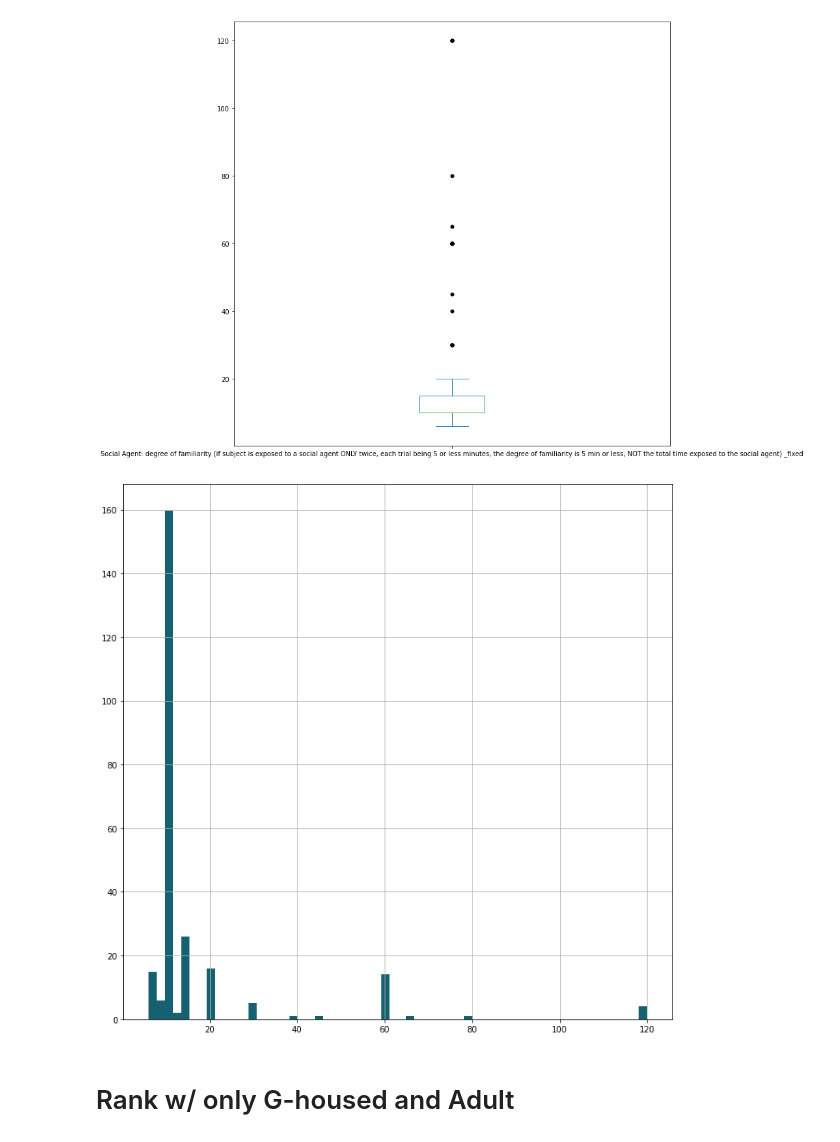
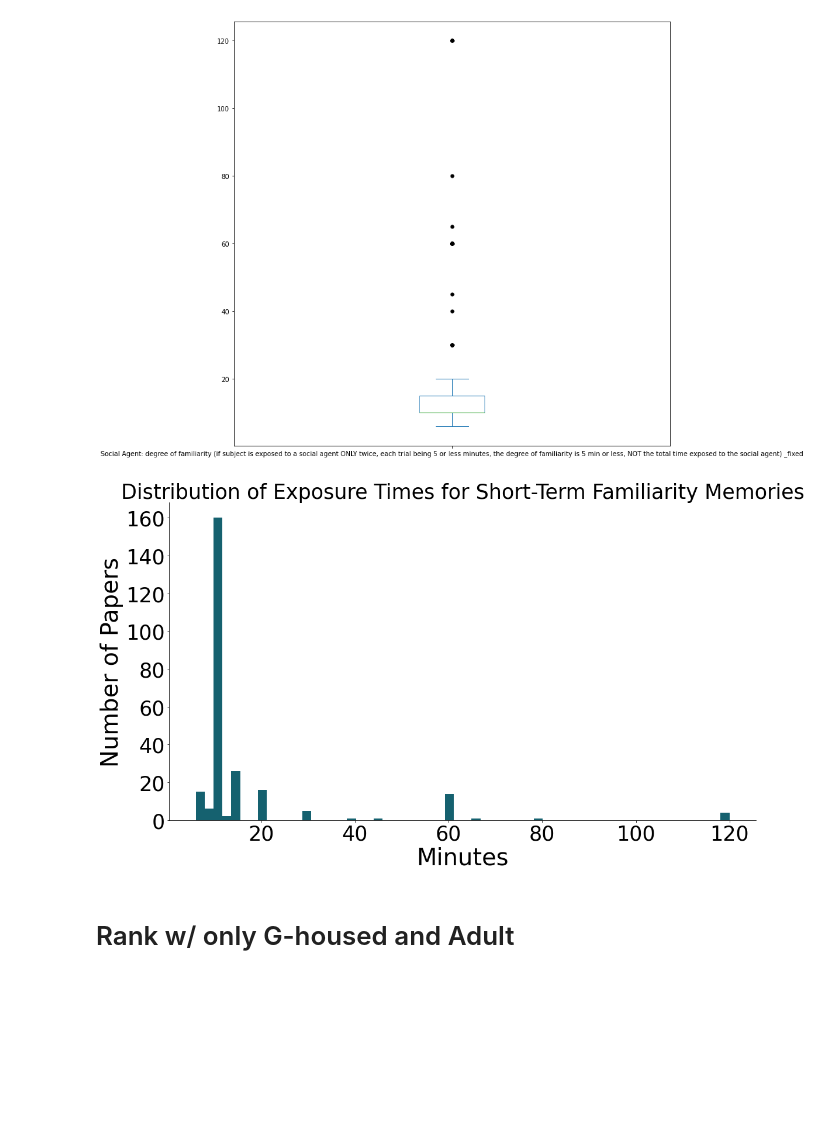
Before and after one commit to padillacoreanolab/literature_review_processing, a Jupyter notebook: results/2022_09_09_literature_review_processing/Graphs for Literature Review.ipynb, the cells around one changed output. Saved outputs shown, nothing was run; the diff lists cells and outputs as text; code cells hidden in the pictures; blank space fills up the shorter version.

```diff
--- a/results/2022_09_09_literature_review_processing/Graphs for Literature Review.ipynb
+++ b/results/2022_09_09_literature_review_processing/Graphs for Literature Review.ipynb
@@ -266,9 +266,21 @@ ax = exploded_dfam_s.plot.box(flierprops={'marker': 'o', 'markersize': 5, 'marke
 # %% [output]
 [figure]
 # %%
+plt.rcParams["figure.figsize"] = (18,10)
 ax1 = exploded_dfam_s.hist(bins = 60, color = pclabcol[2])
+plt.title('Distribution of Exposure Times for Short-Term Familiarity Memories', fontsize = 35)
+plt.xticks(fontsize=AXESTICKS)
+plt.yticks(fontsize=AXESTICKS)
+plt.xlabel('Minutes', fontsize = AXESLABEL)
+plt.ylabel('Number of Papers', fontsize = AXESLABEL)
+# Removes graph border
+for pos in ['right', 'top']:
+    plt.gca().spines[pos].set_visible(False)
+# gets rid of grid lines
+plt.grid(False)
+plt.savefig("./proc/plots/famtime_stm.svg")
 # %% [output]
-[figure, old version]
+[figure, new version]
 # %% [markdown]
 # Rank w/ only G-housed and Adult
 # %% [markdown]
```
Also changed, not shown: 1 other file.
